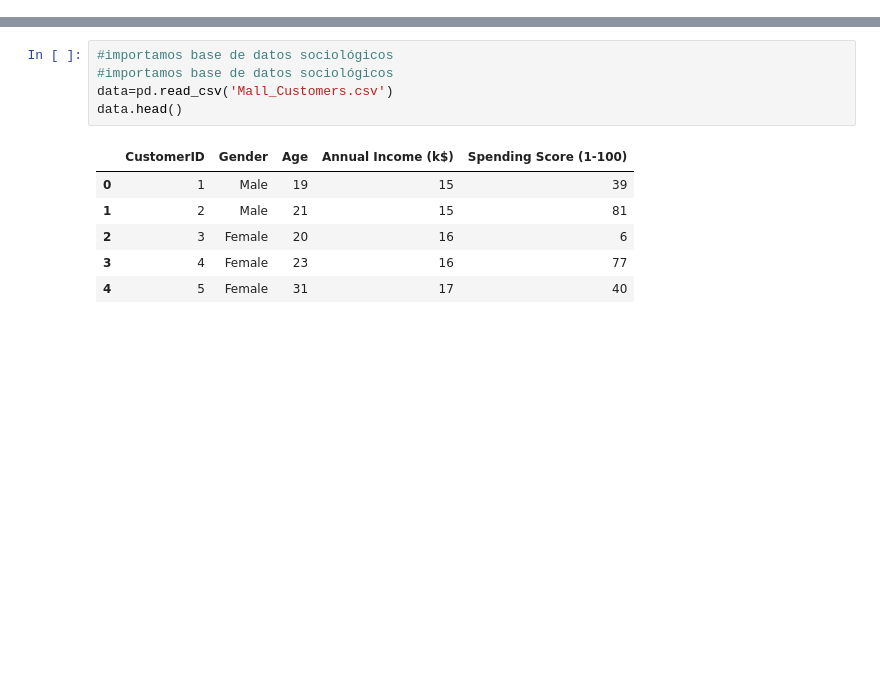
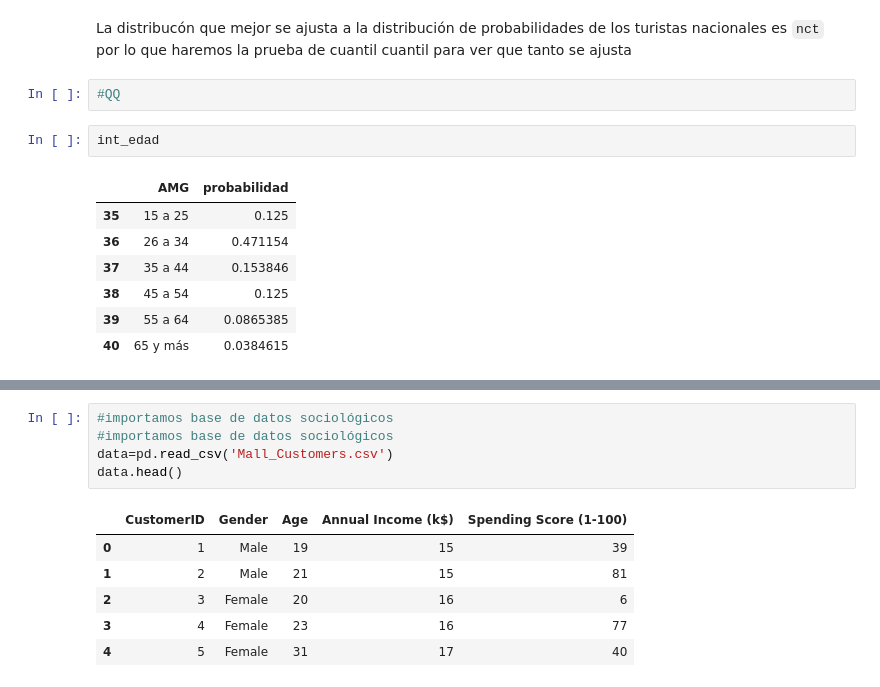
Before and after one commit to ariadnagalindom/Proyecto_GIMontoya_ADGalindo, a Jupyter notebook: PRoyecto_GIMontoya_ADGalindo.ipynb, the cells around one changed output, grey strips where cells are left out. Cells and saved outputs as stored; diff of their text form; blank space fills up the shorter version.

```diff
--- a/PRoyecto_GIMontoya_ADGalindo.ipynb
+++ b/PRoyecto_GIMontoya_ADGalindo.ipynb
@@ -90,0 +293,14 @@ def kde_statsmodels_m2(x, bandwidth=0.2, **kwargs):
+# %% [markdown]
+La distribucón que mejor se ajusta a la distribución de probabilidades de los turistas nacionales es `nct` por lo que haremos la prueba de cuantil cuantil para ver que tanto se ajusta
+# %%
+#QQ
+# %%
+int_edad
+# %% [output]
+|  | AMG | probabilidad |
+| 35 | 15 a 25 | 0.125 |
+| 36 | 26 a 34 | 0.471154 |
+| 37 | 35 a 44 | 0.153846 |
+| 38 | 45 a 54 | 0.125 |
+| 39 | 55 a 64 | 0.0865385 |
+| 40 | 65 y más | 0.0384615 |
```
Also changed, not shown: parts of 53 cells of this notebook.
